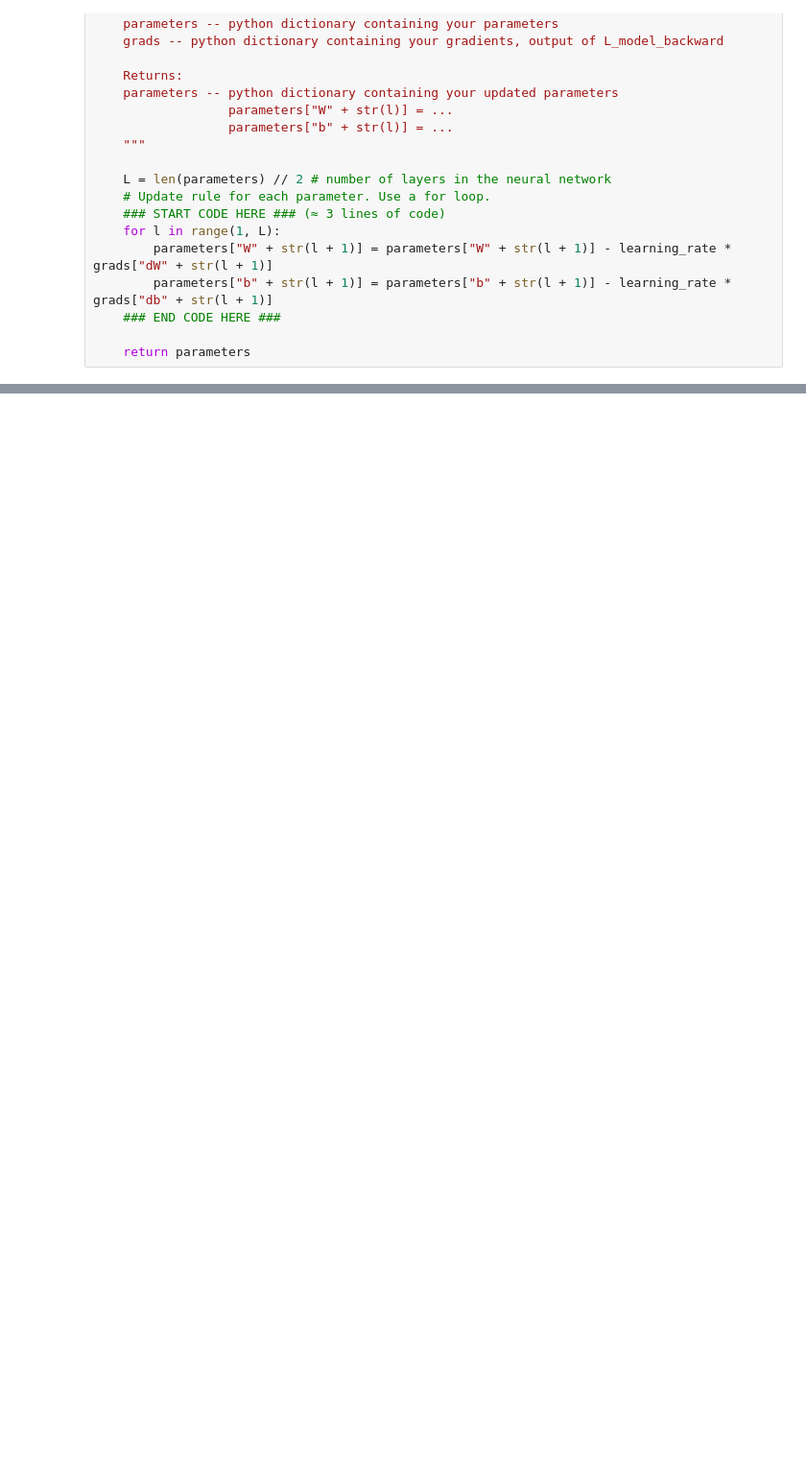
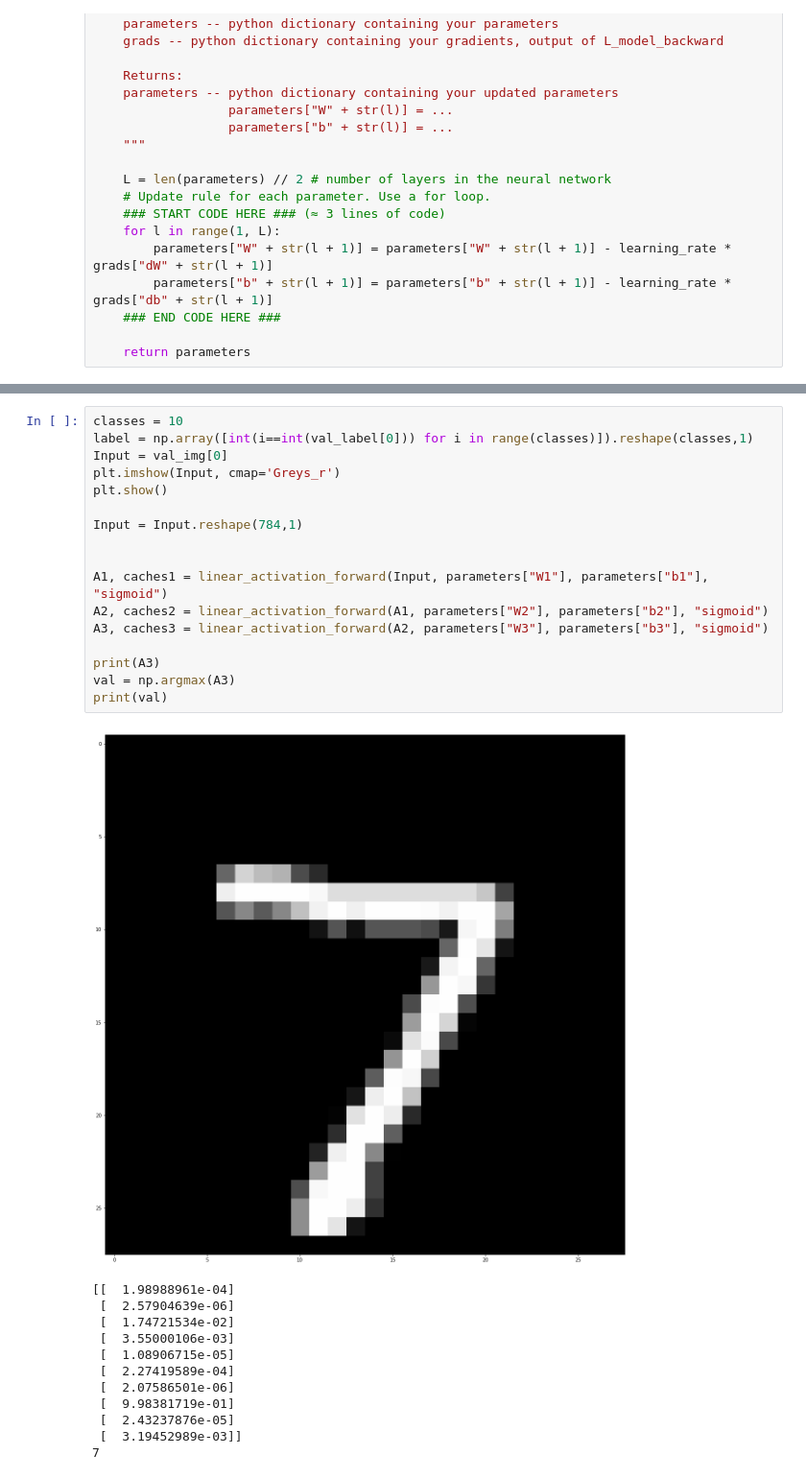
Before and after one commit to ssaru/Deeplearning-from-scratch, a Jupyter notebook: MLP_MNIST tutorial.ipynb, the cells around one changed output, grey strips where cells are left out. Shown at 96% size. Drawn from its saved outputs; the diff is of its cells as text; blank space fills up the shorter version.

```diff
--- a/MLP_MNIST tutorial.ipynb
+++ b/MLP_MNIST tutorial.ipynb
@@ -2245,0 +2392,30 @@ W1 = [[ 0.21954256  0.11625147 -0.13280981 ..., -0.08352674 -0.08580864
+# %%
+classes = 10
+label = np.array([int(i==int(val_label[0])) for i in range(classes)]).reshape(classes,1)
+Input = val_img[0]
+plt.imshow(Input, cmap='Greys_r')
+plt.show()
+
+Input = Input.reshape(784,1)
+
+
+A1, caches1 = linear_activation_forward(Input, parameters["W1"], parameters["b1"], "sigmoid")
+A2, caches2 = linear_activation_forward(A1, parameters["W2"], parameters["b2"], "sigmoid")
+A3, caches3 = linear_activation_forward(A2, parameters["W3"], parameters["b3"], "sigmoid")
+
+print(A3)
+val = np.argmax(A3)
+print(val)
+# %% [output]
+[figure, added]
+[[  1.98988961e-04]
+ [  2.57904639e-06]
+ [  1.74721534e-02]
+ [  3.55000106e-03]
+ [  1.08906715e-05]
+ [  2.27419589e-04]
+ [  2.07586501e-06]
+ [  9.98381719e-01]
+ [  2.43237876e-05]
+ [  3.19452989e-03]]
+7
```
Also changed, not shown: parts of 17 cells of this notebook.
